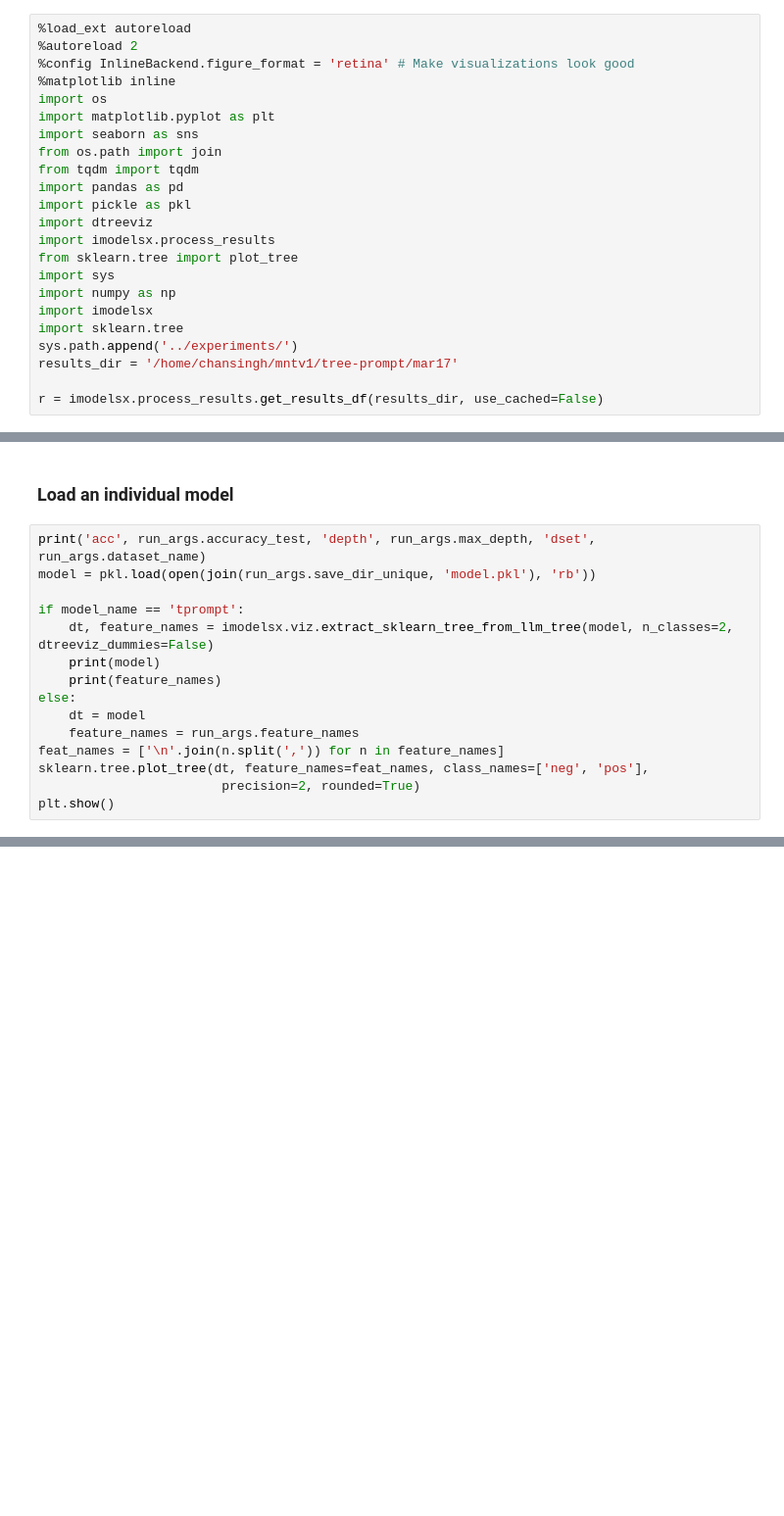
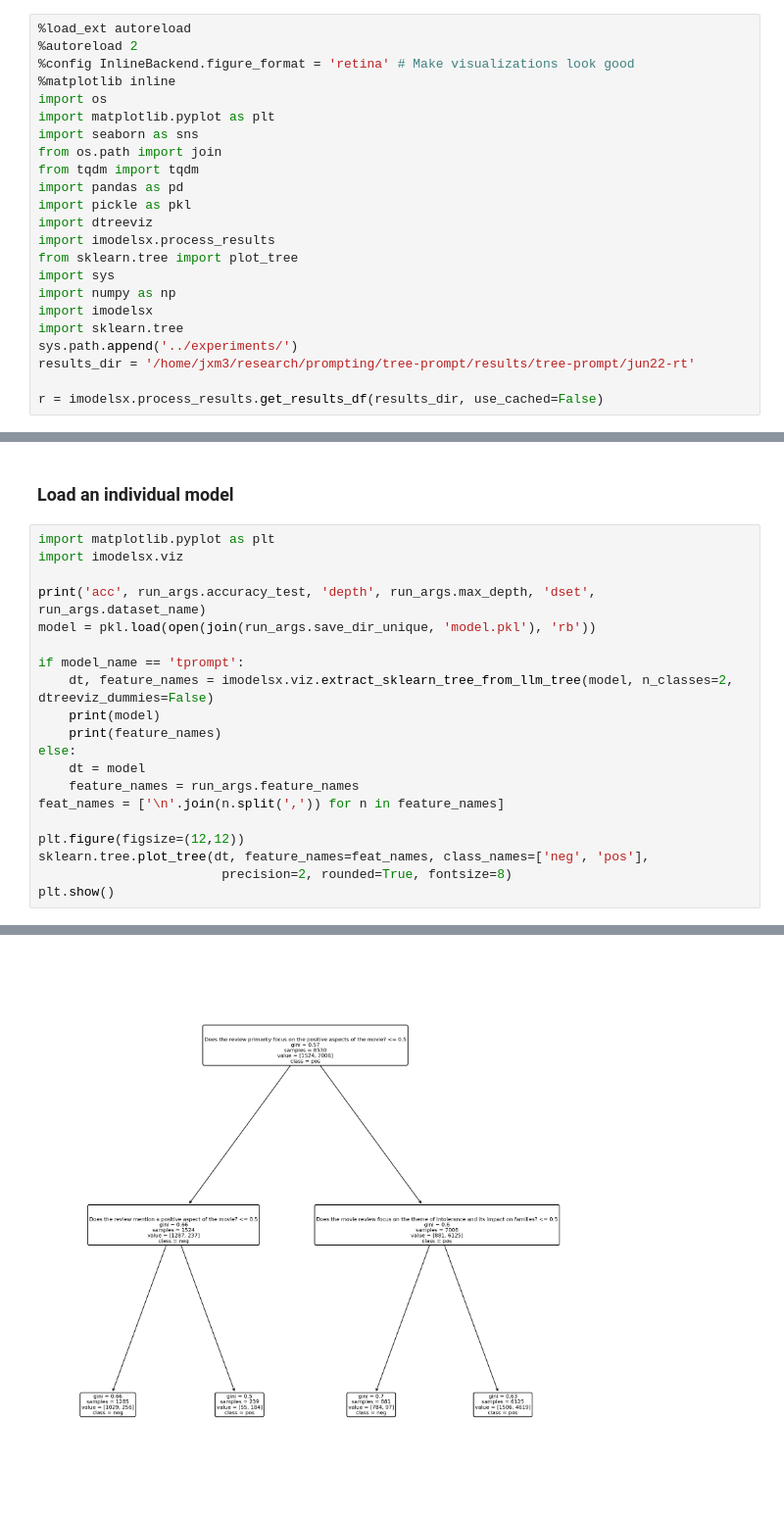
Before and after one commit to csinva/tree-prompt, a Jupyter notebook: notebooks/02_inspect_model.ipynb, the cells around one changed output, grey strips where cells are left out. Shown at 98% size. Cells and saved outputs as stored; diff of their text form; blank space fills up the shorter version.

```diff
--- a/notebooks/02_inspect_model.ipynb
+++ b/notebooks/02_inspect_model.ipynb
@@ -18,7 +18,7 @@ import numpy as np
 import imodelsx
 import sklearn.tree
 sys.path.append('../experiments/')
-results_dir = '/home/chansingh/mntv1/tree-prompt/mar17'
+results_dir = '/home/jxm3/research/prompting/tree-prompt/results/tree-prompt/jun22-rt'
 
 r = imodelsx.process_results.get_results_df(results_dir, use_cached=False)
 # %%
@@ -30,6 +30,9 @@ model_name = run_args.model_name
 # %% [markdown]
 ### Load an individual model
 # %%
+import matplotlib.pyplot as plt
+import imodelsx.viz
+
 print('acc', run_args.accuracy_test, 'depth', run_args.max_depth, 'dset', run_args.dataset_name)
 model = pkl.load(open(join(run_args.save_dir_unique, 'model.pkl'), 'rb'))
 
@@ -41,6 +44,9 @@ else:
     dt = model
     feature_names = run_args.feature_names
 feat_names = ['\n'.join(n.split(',')) for n in feature_names]
+
+plt.figure(figsize=(12,12))
 sklearn.tree.plot_tree(dt, feature_names=feat_names, class_names=['neg', 'pos'],
-                        precision=2, rounded=True)
+                        precision=2, rounded=True, fontsize=8)
 plt.show()
+# %% [output]
@@ -46,0 +70 @@ plt.show()
+[figure, added]
```
Also changed, not shown: parts of 2 cells of this notebook, 2 other files.
